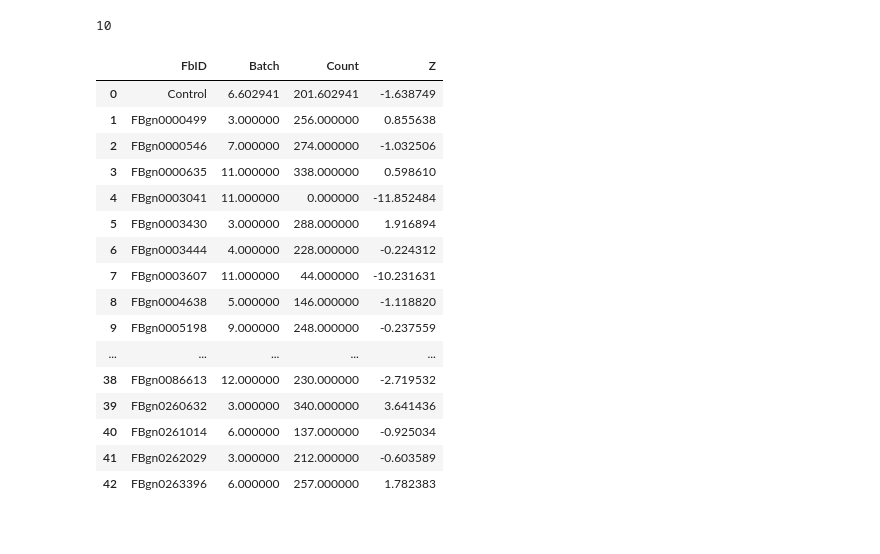
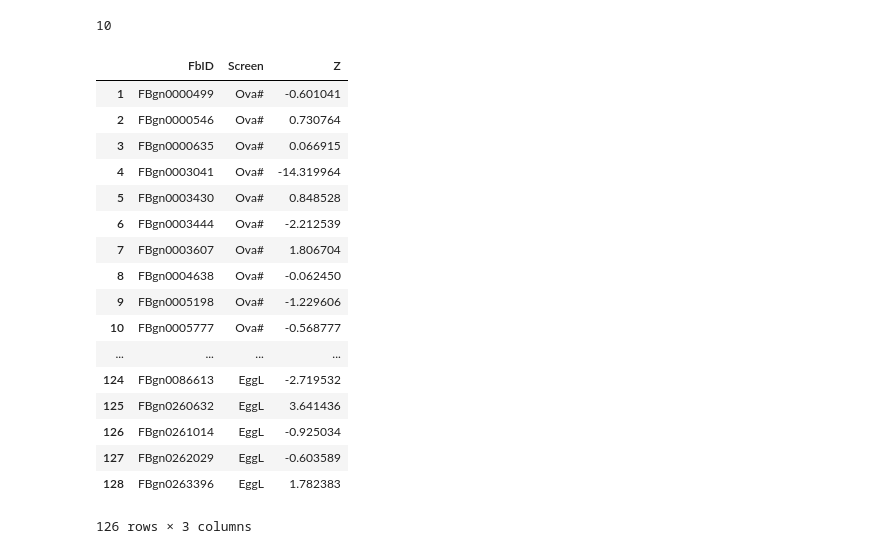
Before and after one commit to extavourlab/hpo_ova_eggL_screen, a Jupyter notebook: Notebooks/02.2_Z_score_calculation_prediction.ipynb, the cells around one changed output. Drawn from its saved outputs; the diff is of its cells as text; code cells hidden in the pictures.

```diff
--- a/Notebooks/02.2_Z_score_calculation_prediction.ipynb
+++ b/Notebooks/02.2_Z_score_calculation_prediction.ipynb
@@ -467,23 +503,24 @@ screen_background_pred = [
 len(Zposneg_xRNAi)
 # %% [output]
 10
-# %%
-mean_xRNAi_gene
-# %% [output]
-|  | FbID | Batch | Count | Z |
-| 0 | Control | 6.602941 | 201.602941 | -1.638749 |
-| 1 | FBgn0000499 | 3.000000 | 256.000000 | 0.855638 |
-| 2 | FBgn0000546 | 7.000000 | 274.000000 | -1.032506 |
-| 3 | FBgn0000635 | 11.000000 | 338.000000 | 0.598610 |
-| 4 | FBgn0003041 | 11.000000 | 0.000000 | -11.852484 |
-| 5 | FBgn0003430 | 3.000000 | 288.000000 | 1.916894 |
-| 6 | FBgn0003444 | 4.000000 | 228.000000 | -0.224312 |
-| 7 | FBgn0003607 | 11.000000 | 44.000000 | -10.231631 |
-| 8 | FBgn0004638 | 5.000000 | 146.000000 | -1.118820 |
-| 9 | FBgn0005198 | 9.000000 | 248.000000 | -0.237559 |
-| ... | ... | ... | ... | ... |
-| 38 | FBgn0086613 | 12.000000 | 230.000000 | -2.719532 |
-| 39 | FBgn0260632 | 3.000000 | 340.000000 | 3.641436 |
-| 40 | FBgn0261014 | 6.000000 | 137.000000 | -0.925034 |
-| 41 | FBgn0262029 | 3.000000 | 212.000000 | -0.603589 |
-| 42 | FBgn0263396 | 6.000000 | 257.000000 | 1.782383 |
+# %%
+data
+# %% [output]
+|  | FbID | Screen | Z |
+| 1 | FBgn0000499 | Ova# | -0.601041 |
+| 2 | FBgn0000546 | Ova# | 0.730764 |
+| 3 | FBgn0000635 | Ova# | 0.066915 |
+| 4 | FBgn0003041 | Ova# | -14.319964 |
+| 5 | FBgn0003430 | Ova# | 0.848528 |
+| 6 | FBgn0003444 | Ova# | -2.212539 |
+| 7 | FBgn0003607 | Ova# | 1.806704 |
+| 8 | FBgn0004638 | Ova# | -0.062450 |
+| 9 | FBgn0005198 | Ova# | -1.229606 |
+| 10 | FBgn0005777 | Ova# | -0.568777 |
+| ... | ... | ... | ... |
+| 124 | FBgn0086613 | EggL | -2.719532 |
+| 125 | FBgn0260632 | EggL | 3.641436 |
+| 126 | FBgn0261014 | EggL | -0.925034 |
+| 127 | FBgn0262029 | EggL | -0.603589 |
+| 128 | FBgn0263396 | EggL | 1.782383 |
+126 rows × 3 columns
```
Also changed, not shown: parts of 13 cells of this notebook, 3 other files.
